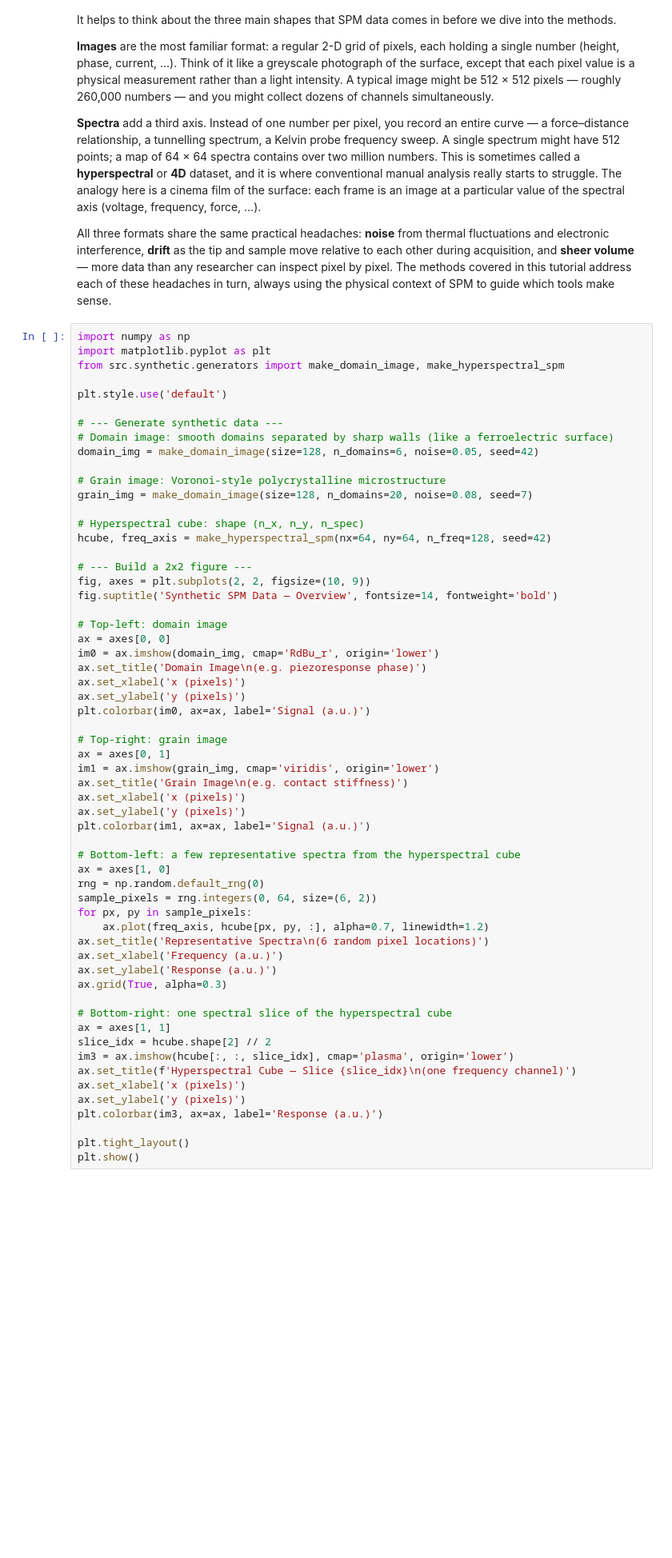
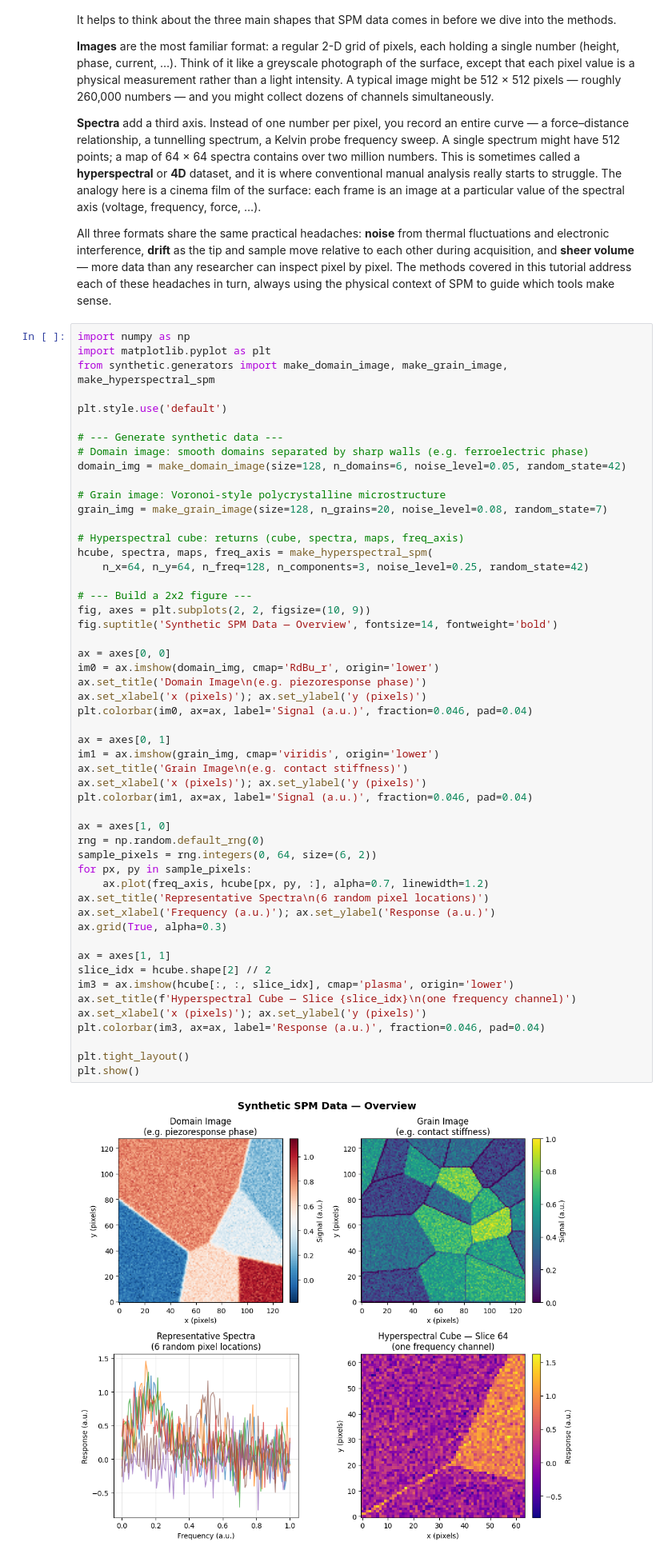
Before and after one commit to Liambcollins/RMS-AFM-SPM-Meeting-2026, a Jupyter notebook: notebooks/00_setup_and_overview.ipynb, the cells around one changed output. Shown at 80% size. Cells and saved outputs as stored; diff of their text form; blank space fills up the shorter version.

```diff
--- a/notebooks/00_setup_and_overview.ipynb
+++ b/notebooks/00_setup_and_overview.ipynb
@@ -52,62 +69,57 @@ All three formats share the same practical headaches: **noise** from thermal flu
 # %%
 import numpy as np
 import matplotlib.pyplot as plt
-from src.synthetic.generators import make_domain_image, make_hyperspectral_spm
+from synthetic.generators import make_domain_image, make_grain_image, make_hyperspectral_spm
 
 plt.style.use('default')
 
 # --- Generate synthetic data ---
-# Domain image: smooth domains separated by sharp walls (like a ferroelectric surface)
-domain_img = make_domain_image(size=128, n_domains=6, noise=0.05, seed=42)
+# Domain image: smooth domains separated by sharp walls (e.g. ferroelectric phase)
+domain_img = make_domain_image(size=128, n_domains=6, noise_level=0.05, random_state=42)
 
 # Grain image: Voronoi-style polycrystalline microstructure
-grain_img = make_domain_image(size=128, n_domains=20, noise=0.08, seed=7)
+grain_img = make_grain_image(size=128, n_grains=20, noise_level=0.08, random_state=7)
 
-# Hyperspectral cube: shape (n_x, n_y, n_spec)
-hcube, freq_axis = make_hyperspectral_spm(nx=64, ny=64, n_freq=128, seed=42)
+# Hyperspectral cube: returns (cube, spectra, maps, freq_axis)
+hcube, spectra, maps, freq_axis = make_hyperspectral_spm(
+    n_x=64, n_y=64, n_freq=128, n_components=3, noise_level=0.25, random_state=42)
 
 # --- Build a 2x2 figure ---
 fig, axes = plt.subplots(2, 2, figsize=(10, 9))
 fig.suptitle('Synthetic SPM Data — Overview', fontsize=14, fontweight='bold')
 
-# Top-left: domain image
 ax = axes[0, 0]
 im0 = ax.imshow(domain_img, cmap='RdBu_r', origin='lower')
 ax.set_title('Domain Image\n(e.g. piezoresponse phase)')
-ax.set_xlabel('x (pixels)')
-ax.set_ylabel('y (pixels)')
-plt.colorbar(im0, ax=ax, label='Signal (a.u.)')
+ax.set_xlabel('x (pixels)'); ax.set_ylabel('y (pixels)')
+plt.colorbar(im0, ax=ax, label='Signal (a.u.)', fraction=0.046, pad=0.04)
 
-# Top-right: grain image
 ax = axes[0, 1]
 im1 = ax.imshow(grain_img, cmap='viridis', origin='lower')
 ax.set_title('Grain Image\n(e.g. contact stiffness)')
-ax.set_xlabel('x (pixels)')
-ax.set_ylabel('y (pixels)')
-plt.colorbar(im1, ax=ax, label='Signal (a.u.)')
+ax.set_xlabel('x (pixels)'); ax.set_ylabel('y (pixels)')
+plt.colorbar(im1, ax=ax, label='Signal (a.u.)', fraction=0.046, pad=0.04)
 
-# Bottom-left: a few representative spectra from the hyperspectral cube
 ax = axes[1, 0]
 rng = np.random.default_rng(0)
 sample_pixels = rng.integers(0, 64, size=(6, 2))
 for px, py in sample_pixels:
     ax.plot(freq_axis, hcube[px, py, :], alpha=0.7, linewidth=1.2)
 ax.set_title('Representative Spectra\n(6 random pixel locations)')
-ax.set_xlabel('Frequency (a.u.)')
-ax.set_ylabel('Response (a.u.)')
+ax.set_xlabel('Frequency (a.u.)'); ax.set_ylabel('Response (a.u.)')
 ax.grid(True, alpha=0.3)
 
-# Bottom-right: one spectral slice of the hyperspectral cube
 ax = axes[1, 1]
 slice_idx = hcube.shape[2] // 2
 im3 = ax.imshow(hcube[:, :, slice_idx], cmap='plasma', origin='lower')
 ax.set_title(f'Hyperspectral Cube — Slice {slice_idx}\n(one frequency channel)')
-ax.set_xlabel('x (pixels)')
-ax.set_ylabel('y (pixels)')
-plt.colorbar(im3, ax=ax, label='Response (a.u.)')
+ax.set_xlabel('x (pixels)'); ax.set_ylabel('y (pixels)')
+plt.colorbar(im3, ax=ax, label='Response (a.u.)', fraction=0.046, pad=0.04)
 
 plt.tight_layout()
 plt.show()
+# %% [output]
+[figure, added]
 # %% [markdown]
 ## Tutorial Modules
 
```
Also changed, not shown: parts of 2 cells of this notebook, 48 other files.
